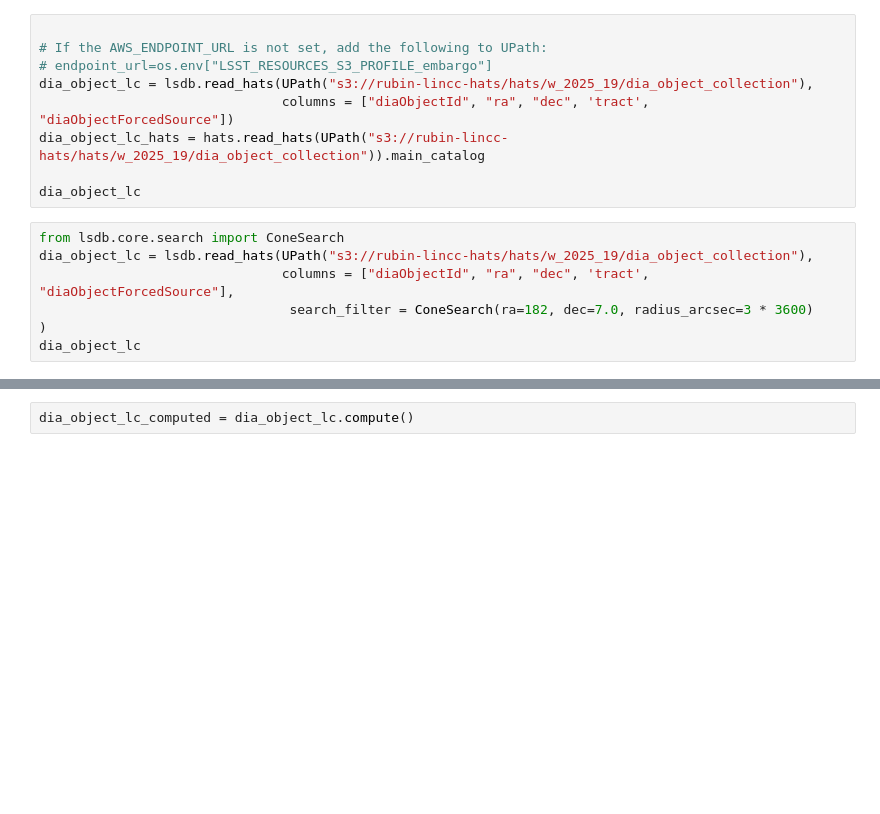
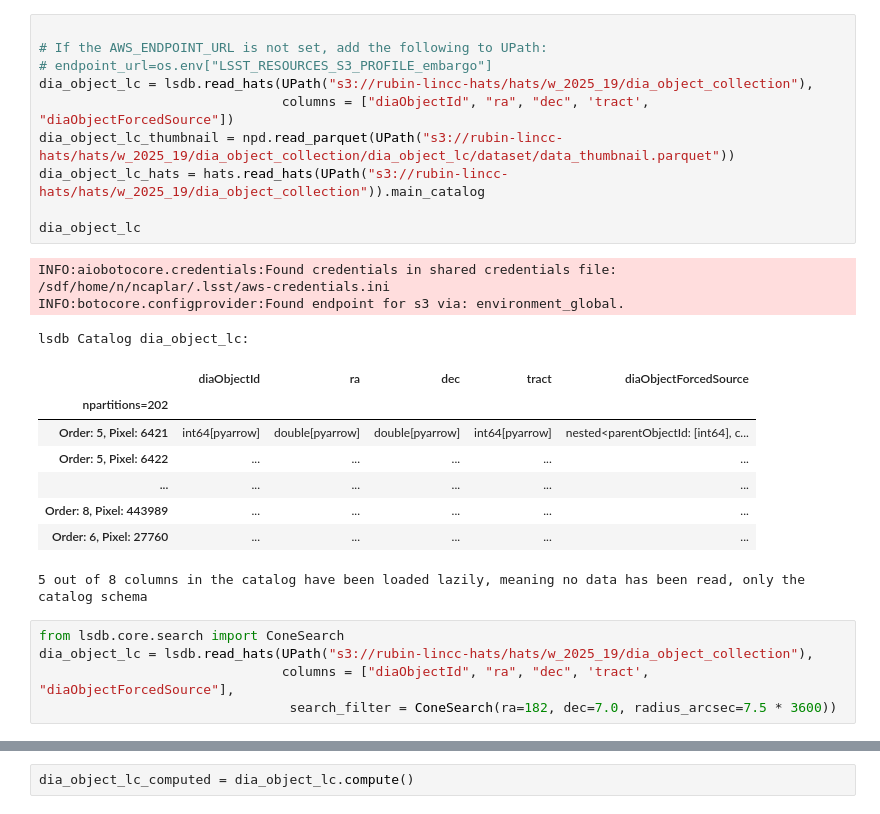
Before and after one commit to lsst-sitcom/linccf, a Jupyter notebook: internal/stability/HATS_Testing_Stability_LSSTCam.ipynb, the cells around one changed output, grey strips where cells are left out. Saved outputs shown, nothing was run; the diff lists cells and outputs as text; blank space fills up the shorter version.

```diff
--- a/internal/stability/HATS_Testing_Stability_LSSTCam.ipynb
+++ b/internal/stability/HATS_Testing_Stability_LSSTCam.ipynb
@@ -75,17 +130,28 @@ def _compute_binned_sf(all_dt, all_df2, bin_edges):
 # %%
 
 # If the AWS_ENDPOINT_URL is not set, add the following to UPath:
 # endpoint_url=os.env["LSST_RESOURCES_S3_PROFILE_embargo"]
 dia_object_lc = lsdb.read_hats(UPath("s3://rubin-lincc-hats/hats/w_2025_19/dia_object_collection"),
                                columns = ["diaObjectId", "ra", "dec", 'tract', "diaObjectForcedSource"])
+dia_object_lc_thumbnail = npd.read_parquet(UPath("s3://rubin-lincc-hats/hats/w_2025_19/dia_object_collection/dia_object_lc/dataset/data_thumbnail.parquet"))
 dia_object_lc_hats = hats.read_hats(UPath("s3://rubin-lincc-hats/hats/w_2025_19/dia_object_collection")).main_catalog
 
 dia_object_lc
+# %% [output]
+INFO:aiobotocore.credentials:Found credentials in shared credentials file: /sdf/home/n/ncaplar/.lsst/aws-credentials.ini
+INFO:botocore.configprovider:Found endpoint for s3 via: environment_global.
+lsdb Catalog dia_object_lc:
+|  | diaObjectId | ra | dec | tract | diaObjectForcedSource |
+| npartitions=202 |  |  |  |  |  |
+| Order: 5, Pixel: 6421 | int64[pyarrow] | double[pyarrow] | double[pyarrow] | int64[pyarrow] | nested<parentObjectId: [int64], c... |
+| Order: 5, Pixel: 6422 | ... | ... | ... | ... | ... |
+| ... | ... | ... | ... | ... | ... |
+| Order: 8, Pixel: 443989 | ... | ... | ... | ... | ... |
+| Order: 6, Pixel: 27760 | ... | ... | ... | ... | ... |
+5 out of 8 columns in the catalog have been loaded lazily, meaning no data has been read, only the catalog schema
 # %%
 from lsdb.core.search import ConeSearch
 dia_object_lc = lsdb.read_hats(UPath("s3://rubin-lincc-hats/hats/w_2025_19/dia_object_collection"),
                                columns = ["diaObjectId", "ra", "dec", 'tract', "diaObjectForcedSource"],
-                                search_filter = ConeSearch(ra=182, dec=7.0, radius_arcsec=3 * 3600)
-)
-dia_object_lc
+                                search_filter = ConeSearch(ra=182, dec=7.0, radius_arcsec=7.5 * 3600))
 # %%
```
Also changed, not shown: parts of 25 cells of this notebook.
